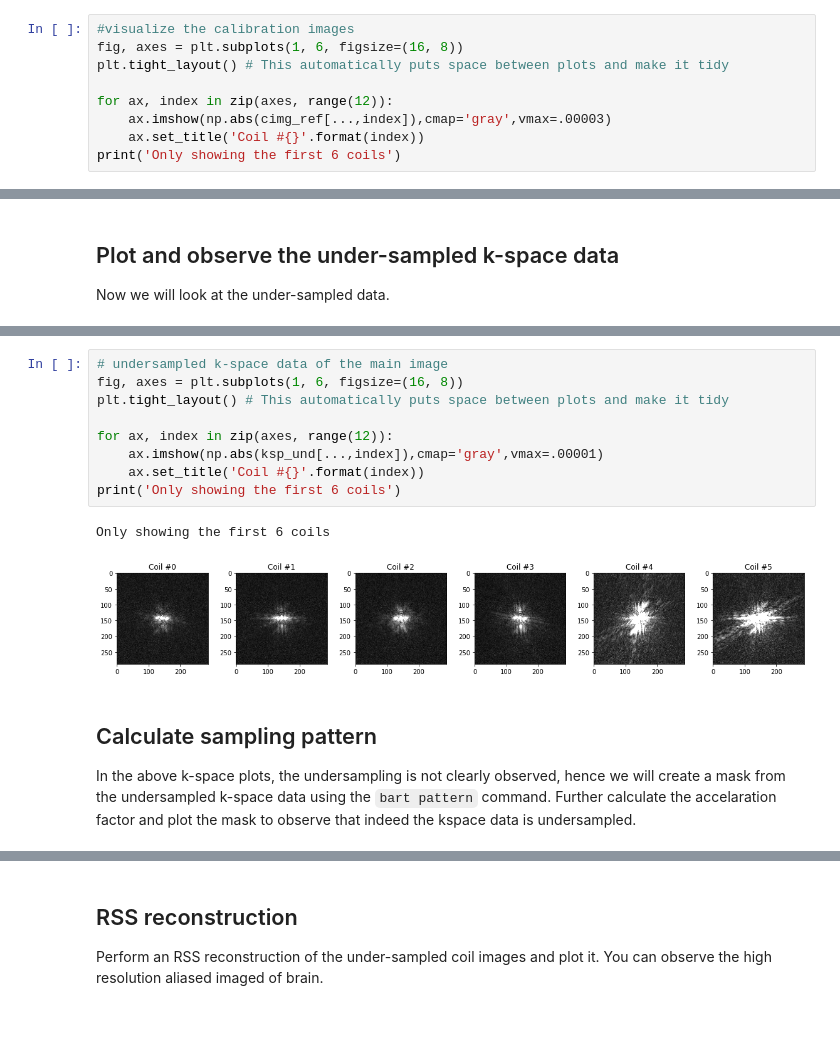
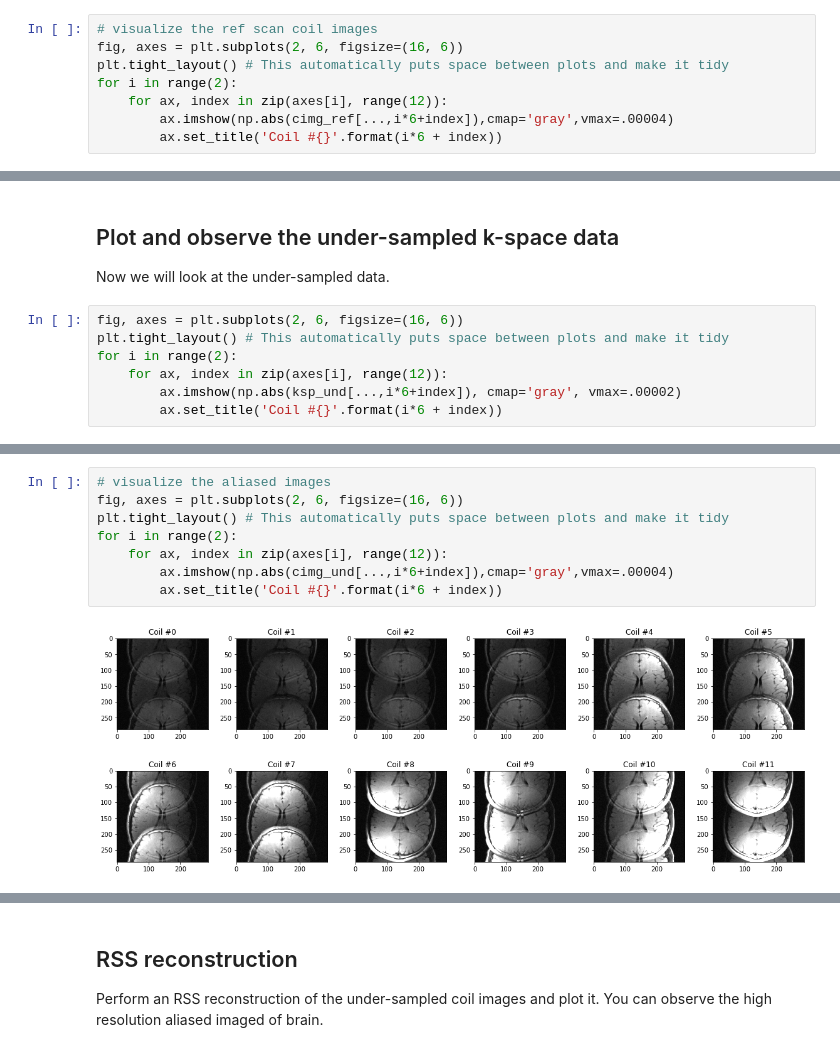
Before and after one commit to mrirecon/bart-webinars, a Jupyter notebook: webinar4/exercise/webinar4_exercise_soln.ipynb, the cells around one changed output, grey strips where cells are left out. Saved outputs shown, nothing was run; the diff lists cells and outputs as text; blank space fills up the shorter version.

```diff
--- a/webinar4/exercise/webinar4_exercise_soln.ipynb
+++ b/webinar4/exercise/webinar4_exercise_soln.ipynb
@@ -91,12 +103,11 @@ print(cimg_ref.shape)
 # %% [markdown]
 Plot the calibration images, and observe the low resolution in these images.
 # %%
-#visualize the calibration images
-fig, axes = plt.subplots(1, 6, figsize=(16, 8))
+# visualize the ref scan coil images
+fig, axes = plt.subplots(2, 6, figsize=(16, 6))
 plt.tight_layout() # This automatically puts space between plots and make it tidy
-
-for ax, index in zip(axes, range(12)):
-    ax.imshow(np.abs(cimg_ref[...,index]),cmap='gray',vmax=.00003)
-    ax.set_title('Coil #{}'.format(index))
-print('Only showing the first 6 coils')
+for i in range(2):
+    for ax, index in zip(axes[i], range(12)):
+        ax.imshow(np.abs(cimg_ref[...,i*6+index]),cmap='gray',vmax=.00004)
+        ax.set_title('Coil #{}'.format(i*6 + index))
 # %% [output]
@@ -135,3 +149,10 @@ Scale factor: 0.00024
 # %% [markdown]
 ## Plot and observe the under-sampled k-space data
 Now we will look at the under-sampled data.
+# %%
+fig, axes = plt.subplots(2, 6, figsize=(16, 6))
+plt.tight_layout() # This automatically puts space between plots and make it tidy
+for i in range(2):
+    for ax, index in zip(axes[i], range(12)):
+        ax.imshow(np.abs(ksp_und[...,i*6+index]), cmap='gray', vmax=.00002)
+        ax.set_title('Coil #{}'.format(i*6 + index))
@@ -138,15 +195,10 @@ Now we will look at the under-sampled data.
 # %%
-# undersampled k-space data of the main image
-fig, axes = plt.subplots(1, 6, figsize=(16, 8))
+# visualize the aliased images
+fig, axes = plt.subplots(2, 6, figsize=(16, 6))
 plt.tight_layout() # This automatically puts space between plots and make it tidy
-
-for ax, index in zip(axes, range(12)):
-    ax.imshow(np.abs(ksp_und[...,index]),cmap='gray',vmax=.00001)
-    ax.set_title('Coil #{}'.format(index))
-print('Only showing the first 6 coils')
+for i in range(2):
+    for ax, index in zip(axes[i], range(12)):
+        ax.imshow(np.abs(cimg_und[...,i*6+index]),cmap='gray',vmax=.00004)
+        ax.set_title('Coil #{}'.format(i*6 + index))
 # %% [output]
-Only showing the first 6 coils
-[figure, old version]
+[figure, new version]
-# %% [markdown]
-## Calculate sampling pattern
-In the above k-space plots, the undersampling is not clearly observed, hence we will create a mask from the undersampled k-space data using the `bart pattern` command. Further calculate the accelaration factor and plot the mask to observe that indeed the kspace data is undersampled.
```
Also changed, not shown: parts of 41 cells of this notebook, 1 other file.
